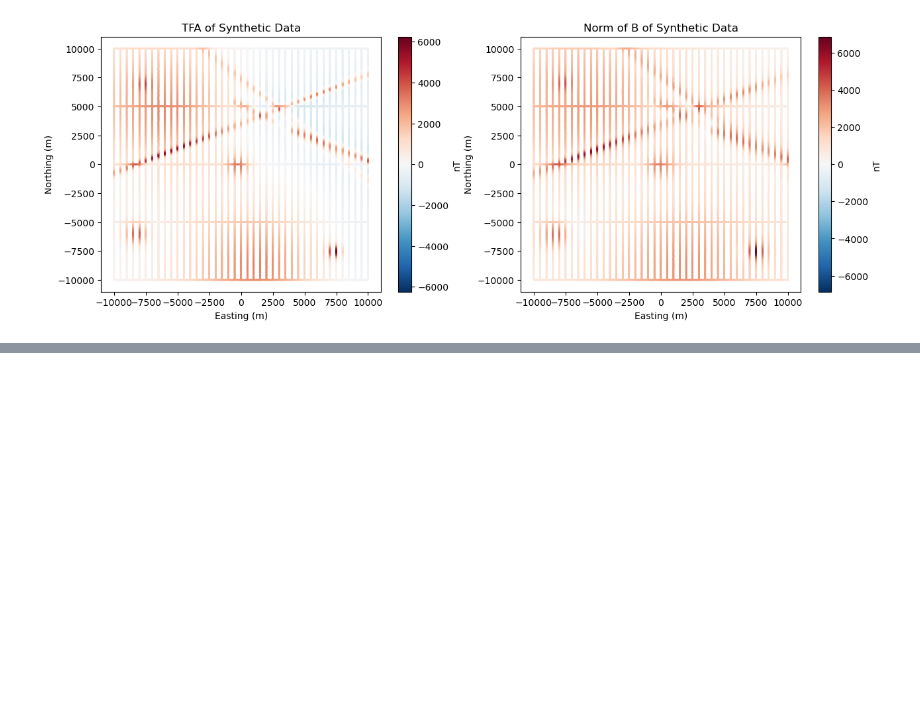
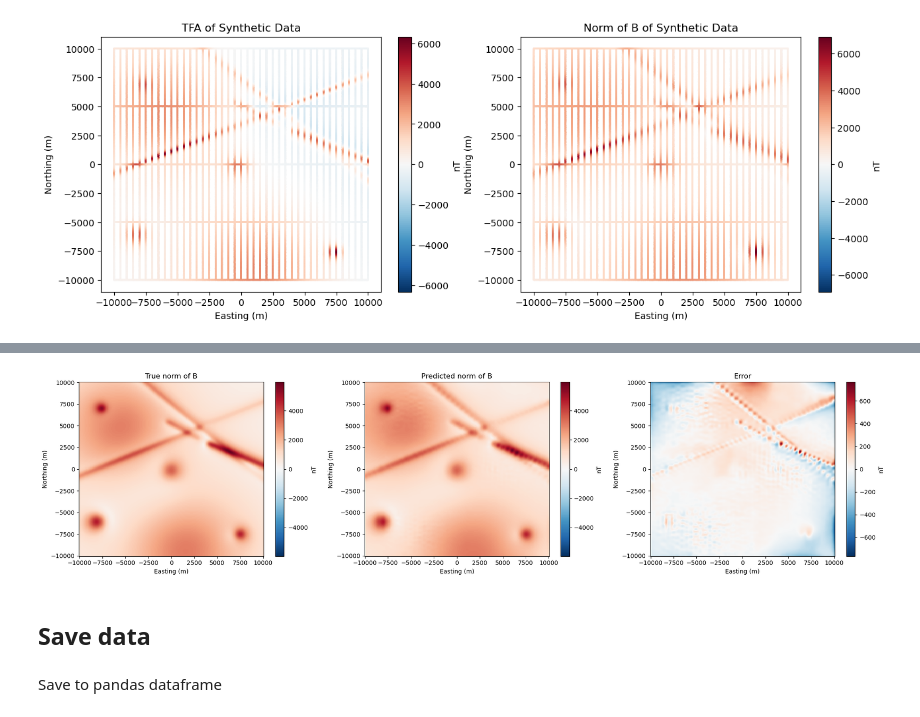
Before and after one commit to compgeolab/eqs-magnetic-dual-layer, a Jupyter notebook: code/02-simple-sources.ipynb, the cells around one changed output, grey strips where cells are left out. Cells and saved outputs as stored; diff of their text form; code cells hidden in the pictures; blank space fills up the shorter version.

```diff
--- a/code/02-simple-sources.ipynb
+++ b/code/02-simple-sources.ipynb
@@ -80,0 +216,37 @@ plt.show()
+# %%
+grid_coordinates = vd.grid_coordinates(region, spacing=100, extra_coords=500)
+true_norm_of_b = np.sqrt(sum(c**2 for c in eqs.dipole_magnetic(grid_coordinates, source_coordinates, dipole_moments)))
+predicted_norm_of_b = np.sqrt(sum(c**2 for c in eqs_deep.predict(grid_coordinates) + eqs_shallow.predict(grid_coordinates)))
+error = true_norm_of_b - predicted_norm_of_b
+# %%
+scale_b = vd.maxabs(true_norm_of_b)
+plt.figure(figsize=(20,5))
+plt.subplot(1,3,1)
+plt.pcolormesh(*grid_coordinates[:2], true_norm_of_b, cmap="RdBu_r", vmin=-scale_b, vmax=scale_b)
+plt.title("True norm of B")
+plt.xlabel("Easting (m)")
+plt.ylabel("Northing (m)")
+plt.colorbar(label="nT")
+
+plt.subplot(1,3,2)
+plt.pcolormesh(*grid_coordinates[:2], predicted_norm_of_b, cmap="RdBu_r", vmin=-scale_b, vmax=scale_b)
+plt.title("Predicted norm of B")
+plt.xlabel("Easting (m)")
+plt.ylabel("Northing (m)")
+plt.colorbar(label="nT")
+
+plt.subplot(1,3,3)
+diff_scale = vd.maxabs(error)
+plt.pcolormesh(*grid_coordinates[:2], error, cmap="RdBu_r", vmin=-diff_scale, vmax=diff_scale)
+plt.title("Error")
+plt.xlabel("Easting (m)")
+plt.ylabel("Northing (m)")
+plt.colorbar(label="nT")
+plt.tight_layout()
+plt.show()
+# %% [output]
+[figure, added]
+# %% [markdown]
+## Save data
+# %% [markdown]
+Save to pandas dataframe
```
Also changed, not shown: parts of 24 cells of this notebook, 4 other files.
